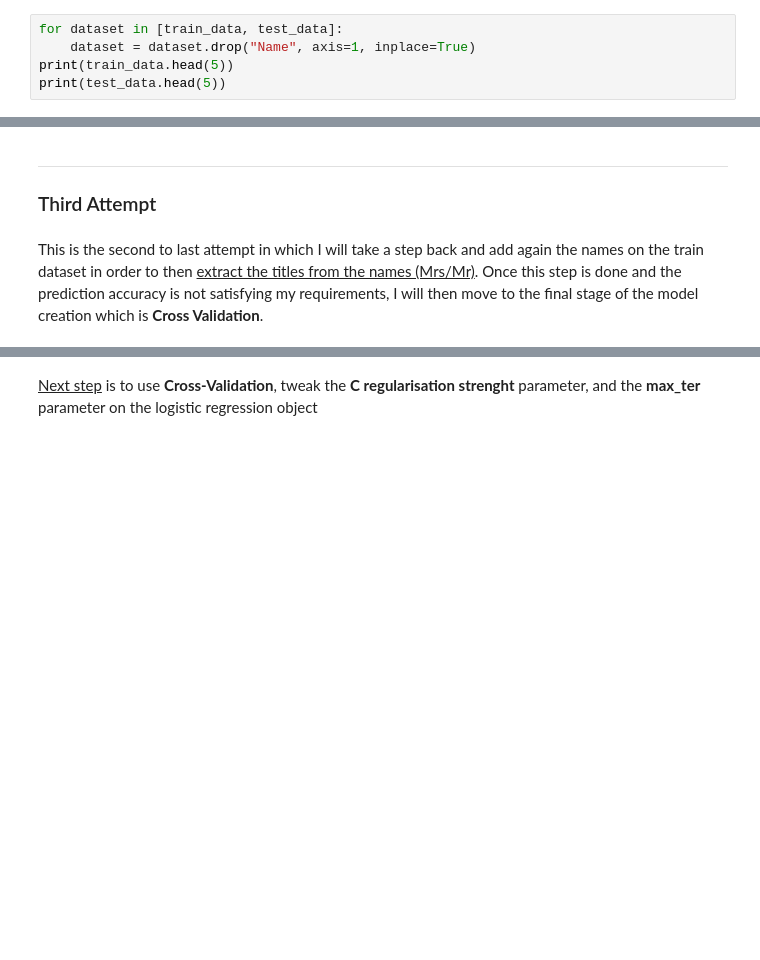
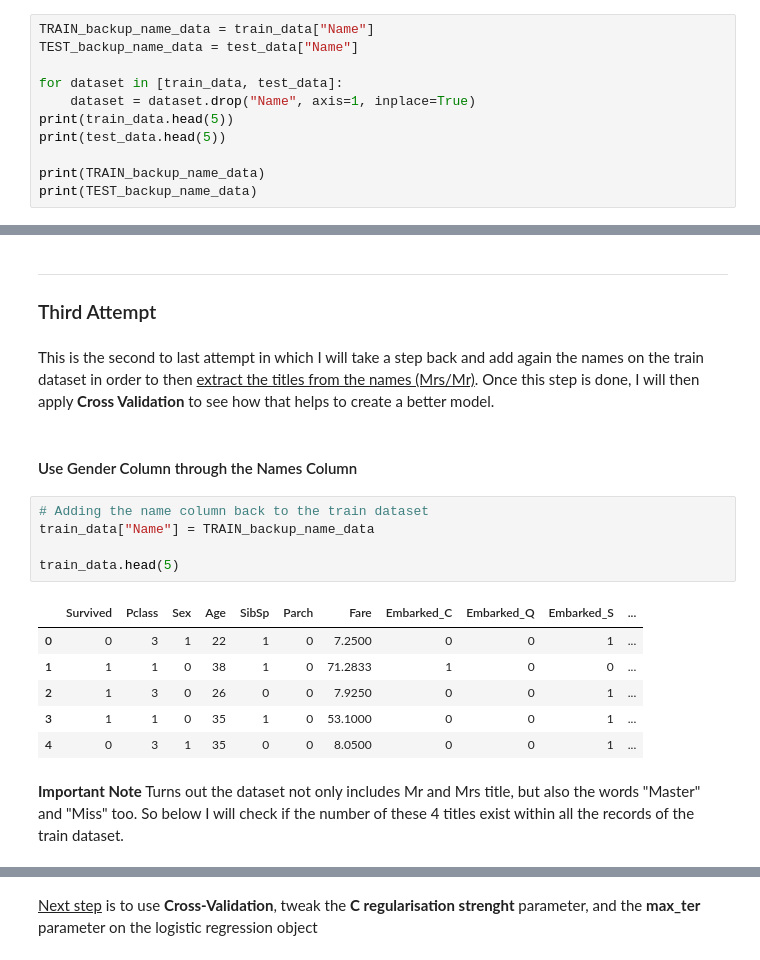
Before and after one commit to GregJackalis/Titanic---Machine-Learning-from-Disaster, a Jupyter notebook: notebooks/titanic_ml.ipynb, the cells around one changed output, grey strips where cells are left out. Drawn from its saved outputs; the diff is of its cells as text; blank space fills up the shorter version.

```diff
--- a/notebooks/titanic_ml.ipynb
+++ b/notebooks/titanic_ml.ipynb
@@ -325,10 +325,16 @@ For the <u>Name column</u>
 *There is no easy way of appplying Univariate analysis on categorical-text data. Finding some sort of median, mean, std, min, max- won't lead me to any conclusions. On top of that, each name is unique and the only reason a column like this would be useful would be by finding how many people with the same surname are on board which would imply that since they're a family there would be different chances of surviving than people travelling solo. However, this point is tackled through the usage of SipSp and Parch columns which capture family relationships better than surnmame matching. <br><br>
 Therefore, according to the above and for this "first walkthrough" of the dataset I will be removing the <u>Name</u> column from the dataset.
 # %%
+TRAIN_backup_name_data = train_data["Name"]
+TEST_backup_name_data = test_data["Name"]
+
 for dataset in [train_data, test_data]:
     dataset = dataset.drop("Name", axis=1, inplace=True)
 print(train_data.head(5))
 print(test_data.head(5))
+
+print(TRAIN_backup_name_data)
+print(TEST_backup_name_data)
 # %% [output]
    PassengerId  Survived  Pclass  Sex   Age  SibSp  Parch     Fare Embarked
 0            1         0       3    1  22.0      1      0   7.2500        S
@@ -1502,4 +1513,22 @@ weighted avg       0.84      0.84      0.84       179
 ----------------------------------------
 ### Third Attempt
 # %% [markdown]
-This is the second to last attempt in which I will take a step back and add again the names on the train dataset in order to then <u>extract the titles from the names (Mrs/Mr)</u>. Once this step is done and the prediction accuracy is not satisfying my requirements, I will then move to the final stage of the model creation which is <b>Cross Validation</b>.
+This is the second to last attempt in which I will take a step back and add again the names on the train dataset in order to then <u>extract the titles from the names (Mrs/Mr)</u>. Once this step is done, I will then apply <b>Cross Validation</b> to see how that helps to create a better model.
+# %% [markdown]
+#### Use Gender Column through the Names Column
+# %%
+# Adding the name column back to the train dataset
+train_data["Name"] = TRAIN_backup_name_data
+
+train_data.head(5)
+# %% [output]
+|  | Survived | Pclass | Sex | Age | SibSp | Parch | Fare | Embarked_C | Embarked_Q | Embarked_S | ... |
+| 0 | 0 | 3 | 1 | 22 | 1 | 0 | 7.2500 | 0 | 0 | 1 | ... |
+| 1 | 1 | 1 | 0 | 38 | 1 | 0 | 71.2833 | 1 | 0 | 0 | ... |
+| 2 | 1 | 3 | 0 | 26 | 0 | 0 | 7.9250 | 0 | 0 | 1 | ... |
+| 3 | 1 | 1 | 0 | 35 | 1 | 0 | 53.1000 | 0 | 0 | 1 | ... |
+| 4 | 0 | 3 | 1 | 35 | 0 | 0 | 8.0500 | 0 | 0 | 1 | ... |
+# %% [markdown]
+**Important Note**
+Turns out the dataset not only includes Mr and Mrs title, but also the words "Master" and "Miss" too.
+So below I will check if the number of these 4 titles exist within all the records of the train dataset.
```
Also changed, not shown: parts of 16 cells of this notebook.
